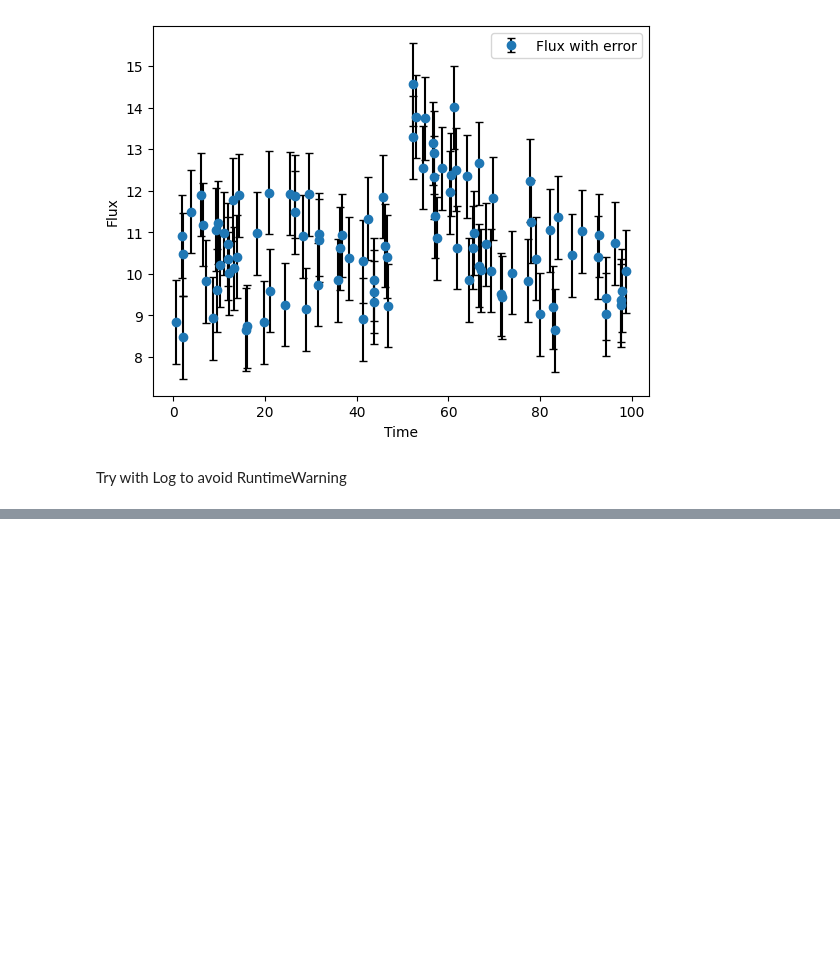
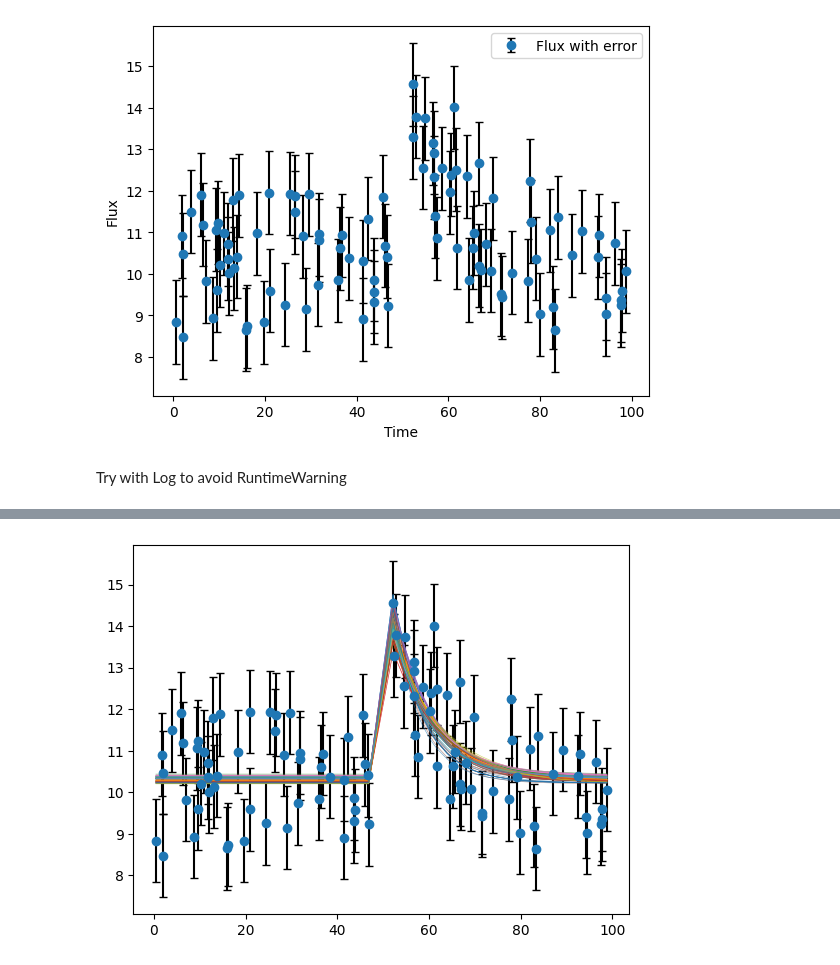
Before and after one commit to Sofiadossena/astrostatistics_bicocca_2025, a Jupyter notebook: working/Transient.ipynb, the cells around one changed output, grey strips where cells are left out. Saved outputs shown, nothing was run; the diff lists cells and outputs as text; code cells hidden in the pictures; blank space fills up the shorter version.

```diff
--- a/working/Transient.ipynb
+++ b/working/Transient.ipynb
@@ -118,0 +125,8 @@ fig = corner.corner(flat_samples, labels=labels, levels=[0.68,0.95])
+# %%
+samp100 = flat_samples[:100]
+plt.errorbar(times, flux, yerr=err, fmt='o', ecolor='black', capsize=3, label='Flux with error')
+for i in range(len(samp100)):
+    y = model(samp100[i])
+    plt.plot(times,y,alpha=0.6,lw=0.5)
+# %% [output]
+[figure, added]
```
Also changed, not shown: parts of 3 cells of this notebook.
